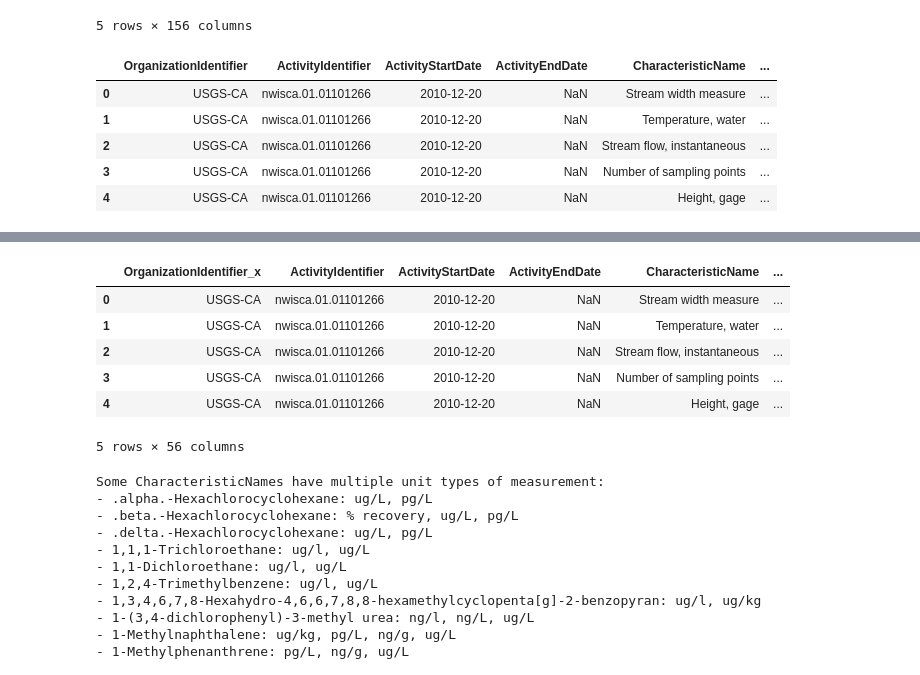
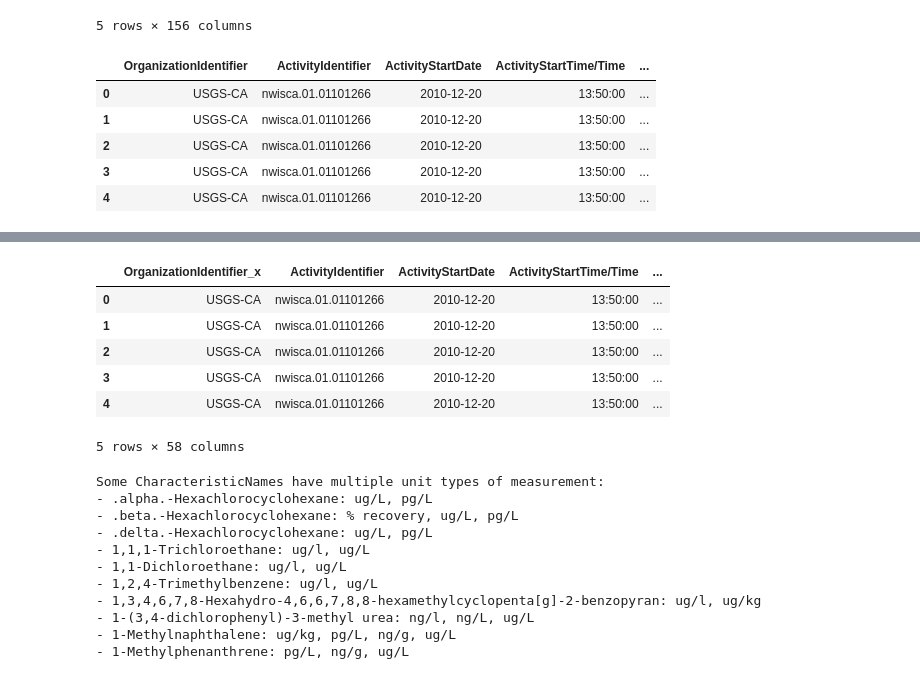
Before and after one commit to vishalival/eneres131-final-proj, a Jupyter notebook: data_preprocessing.ipynb, the cells around one changed output, grey strips where cells are left out. Cells and saved outputs as stored; diff of their text form; code cells hidden in the pictures.

```diff
--- a/data_preprocessing.ipynb
+++ b/data_preprocessing.ipynb
@@ -26,27 +26,29 @@ df_bio_metadata.head()
 # %%
 filtered_df_bio = df_bio_metadata[[
     "OrganizationIdentifier",
     "ActivityIdentifier",
     "ActivityStartDate",
+    "ActivityStartTime/Time",
+    "ActivityStartTime/TimeZoneCode",
     "ActivityEndDate",
     "CharacteristicName",
     "ResultMeasureValue",
     "ResultMeasure/MeasureUnitCode",
     "MeasureQualifierCode",
     "ResultStatusIdentifier",
     "ProjectIdentifier",
     "MonitoringLocationIdentifier"
 
 ]]
 
 filtered_df_bio.head()
 # %% [output]
-|  | OrganizationIdentifier | ActivityIdentifier | ActivityStartDate | ActivityEndDate | CharacteristicName | ... |
-| 0 | USGS-CA | nwisca.01.01101266 | 2010-12-20 | NaN | Stream width measure | ... |
-| 1 | USGS-CA | nwisca.01.01101266 | 2010-12-20 | NaN | Temperature, water | ... |
-| 2 | USGS-CA | nwisca.01.01101266 | 2010-12-20 | NaN | Stream flow, instantaneous | ... |
-| 3 | USGS-CA | nwisca.01.01101266 | 2010-12-20 | NaN | Number of sampling points | ... |
-| 4 | USGS-CA | nwisca.01.01101266 | 2010-12-20 | NaN | Height, gage | ... |
+|  | OrganizationIdentifier | ActivityIdentifier | ActivityStartDate | ActivityStartTime/Time | ... |
+| 0 | USGS-CA | nwisca.01.01101266 | 2010-12-20 | 13:50:00 | ... |
+| 1 | USGS-CA | nwisca.01.01101266 | 2010-12-20 | 13:50:00 | ... |
+| 2 | USGS-CA | nwisca.01.01101266 | 2010-12-20 | 13:50:00 | ... |
+| 3 | USGS-CA | nwisca.01.01101266 | 2010-12-20 | 13:50:00 | ... |
+| 4 | USGS-CA | nwisca.01.01101266 | 2010-12-20 | 13:50:00 | ... |
 # %%
 zip_file_path = "final_data/project2.zip"
 
@@ -95,13 +97,13 @@ filtered_df_bio_joined = filtered_df_bio_joined.merge(df_site, how = "left", lef
 filtered_df_bio_joined['ResultMeasureValue'] = pd.to_numeric(filtered_df_bio_joined['ResultMeasureValue'], errors='coerce')
 filtered_df_bio_joined.head()
 # %% [output]
-|  | OrganizationIdentifier_x | ActivityIdentifier | ActivityStartDate | ActivityEndDate | CharacteristicName | ... |
-| 0 | USGS-CA | nwisca.01.01101266 | 2010-12-20 | NaN | Stream width measure | ... |
-| 1 | USGS-CA | nwisca.01.01101266 | 2010-12-20 | NaN | Temperature, water | ... |
-| 2 | USGS-CA | nwisca.01.01101266 | 2010-12-20 | NaN | Stream flow, instantaneous | ... |
-| 3 | USGS-CA | nwisca.01.01101266 | 2010-12-20 | NaN | Number of sampling points | ... |
-| 4 | USGS-CA | nwisca.01.01101266 | 2010-12-20 | NaN | Height, gage | ... |
+|  | OrganizationIdentifier_x | ActivityIdentifier | ActivityStartDate | ActivityStartTime/Time | ... |
+| 0 | USGS-CA | nwisca.01.01101266 | 2010-12-20 | 13:50:00 | ... |
+| 1 | USGS-CA | nwisca.01.01101266 | 2010-12-20 | 13:50:00 | ... |
+| 2 | USGS-CA | nwisca.01.01101266 | 2010-12-20 | 13:50:00 | ... |
+| 3 | USGS-CA | nwisca.01.01101266 | 2010-12-20 | 13:50:00 | ... |
+| 4 | USGS-CA | nwisca.01.01101266 | 2010-12-20 | 13:50:00 | ... |
-5 rows × 56 columns
+5 rows × 58 columns
 # %%
 # A look at how many different unit measurements there are to measure a certain Characteristic!
 
```
Also changed, not shown: parts of 2 cells of this notebook, 3 other files.
